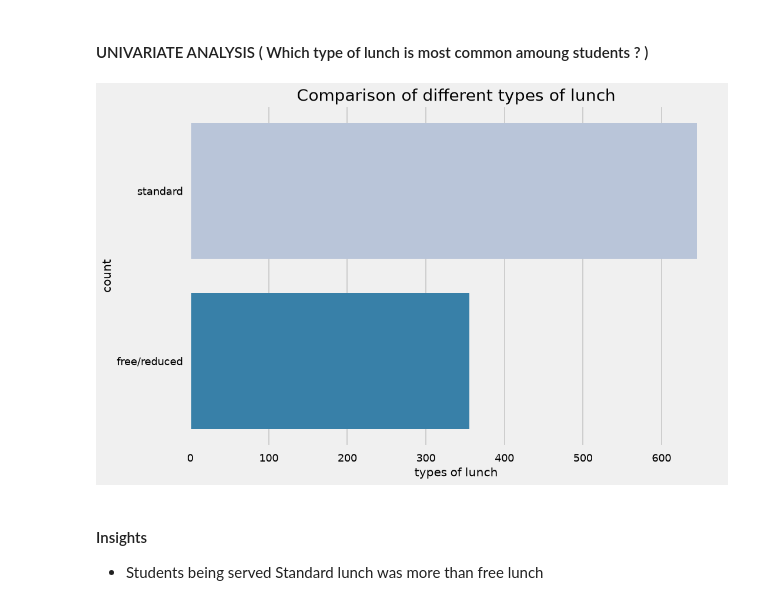
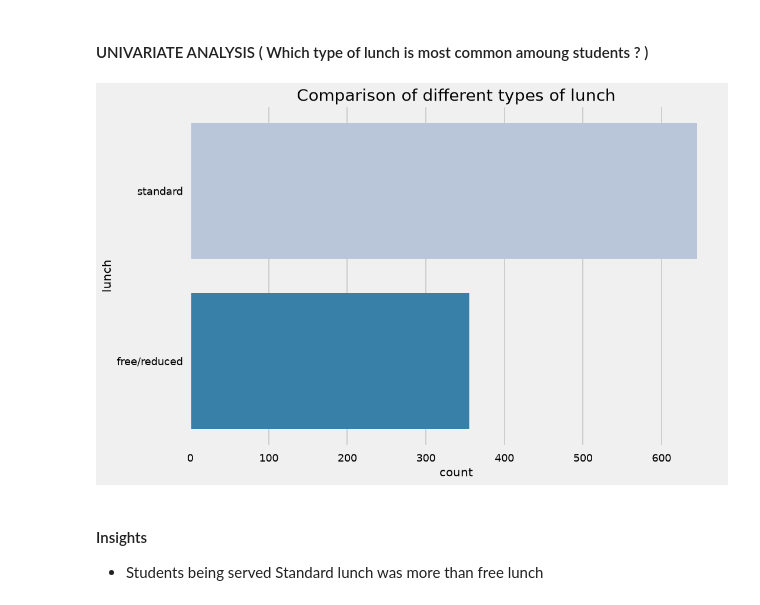
Before and after one commit to sahil-mohanty-18/mlproject, a Jupyter notebook: notebook/1.EDA_STUDENT_PERFORMANCE.ipynb, the cells around one changed output. Saved outputs shown, nothing was run; the diff lists cells and outputs as text; code cells hidden in the pictures.

```diff
--- a/notebook/1.EDA_STUDENT_PERFORMANCE.ipynb
+++ b/notebook/1.EDA_STUDENT_PERFORMANCE.ipynb
@@ -604,13 +605,11 @@ plt.show()
 # %%
 plt.rcParams['figure.figsize'] = (15, 9)
 plt.style.use('seaborn-v0_8-talk')
 sns.countplot(df['lunch'], palette = 'PuBu')
 plt.title('Comparison of different types of lunch', fontweight = 30, fontsize = 20)
-plt.xlabel('types of lunch')
-plt.ylabel('count')
 plt.show()
 # %% [output]
-[figure, old version]
+[figure, new version]
 # %% [markdown]
 #### Insights
 - Students being served Standard lunch was more than free lunch
```
Also changed, not shown: parts of 7 cells of this notebook, 3 other files.
